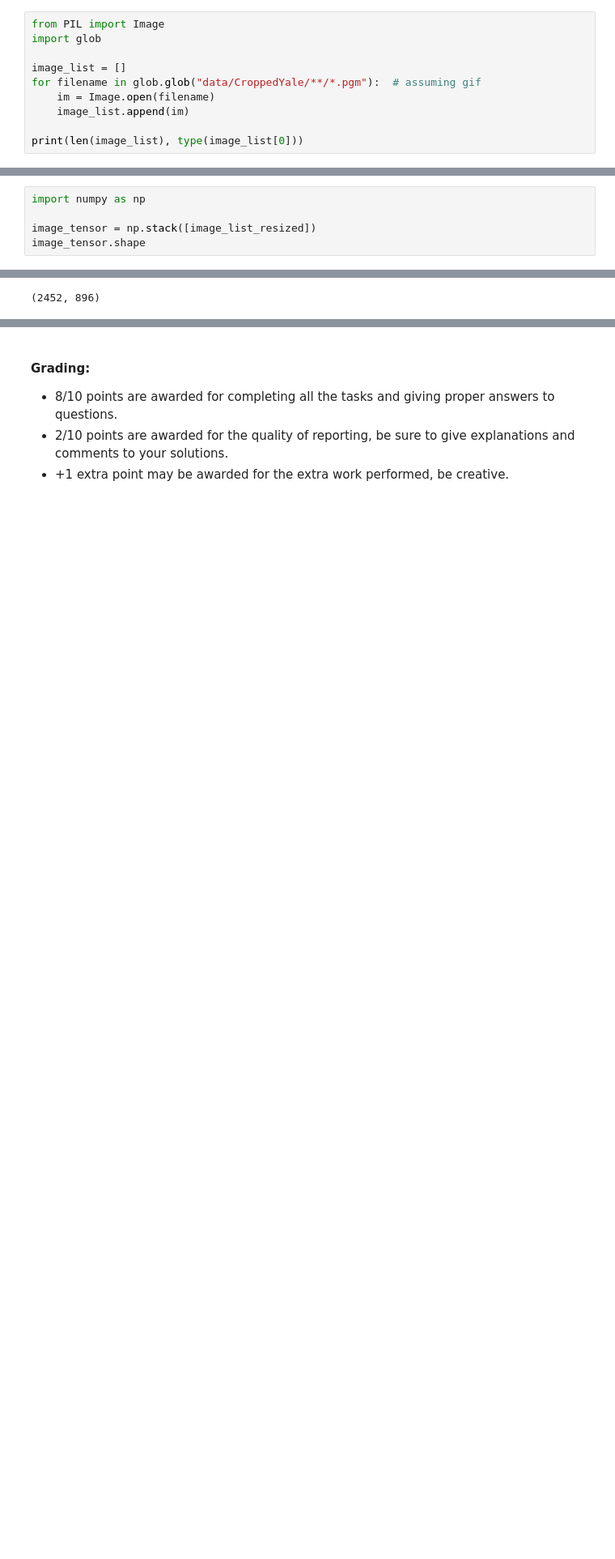
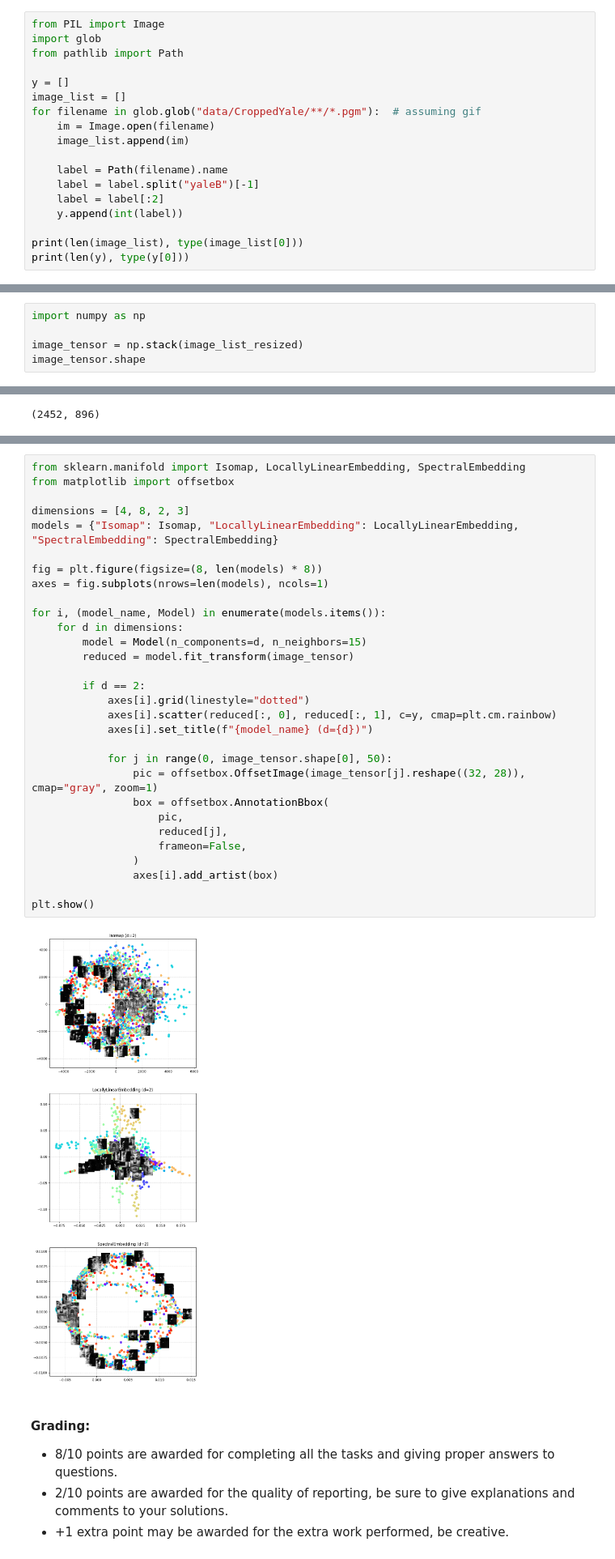
Before and after one commit to aigoncharov/course-geometrical-methods, a Jupyter notebook: hw2.ipynb, the cells around one changed output, grey strips where cells are left out. Shown at 81% size. Saved outputs shown, nothing was run; the diff lists cells and outputs as text; blank space fills up the shorter version.

```diff
--- a/hw2.ipynb
+++ b/hw2.ipynb
@@ -19,11 +19,19 @@ Obtain `Extended Yale B` face dataset ([download](https://github.com/oleg-kachan
 # %%
 from PIL import Image
 import glob
+from pathlib import Path
 
+y = []
 image_list = []
 for filename in glob.glob("data/CroppedYale/**/*.pgm"):  # assuming gif
     im = Image.open(filename)
     image_list.append(im)
 
+    label = Path(filename).name
+    label = label.split("yaleB")[-1]
+    label = label[:2]
+    y.append(int(label))
+
 print(len(image_list), type(image_list[0]))
+print(len(y), type(y[0]))
 # %% [output]
@@ -73,7 +66,7 @@ plt.tight_layout()
 # %%
 import numpy as np
 
-image_tensor = np.stack([image_list_resized])
+image_tensor = np.stack(image_list_resized)
 image_tensor.shape
 # %% [output]
 (2452, 32, 28)
@@ -95,3 +88,35 @@ Estimated dimensions: lPCA = 4, MOM = 7.782035720649095, KNN = 32
+# %%
+from sklearn.manifold import Isomap, LocallyLinearEmbedding, SpectralEmbedding
+from matplotlib import offsetbox
+
+dimensions = [4, 8, 2, 3]
+models = {"Isomap": Isomap, "LocallyLinearEmbedding": LocallyLinearEmbedding, "SpectralEmbedding": SpectralEmbedding}
+
+fig = plt.figure(figsize=(8, len(models) * 8))
+axes = fig.subplots(nrows=len(models), ncols=1)
+
+for i, (model_name, Model) in enumerate(models.items()):
+    for d in dimensions:
+        model = Model(n_components=d, n_neighbors=15)
+        reduced = model.fit_transform(image_tensor)
+
+        if d == 2:
+            axes[i].grid(linestyle="dotted")
+            axes[i].scatter(reduced[:, 0], reduced[:, 1], c=y, cmap=plt.cm.rainbow)
+            axes[i].set_title(f"{model_name} (d={d})")
+
+            for j in range(0, image_tensor.shape[0], 50):
+                pic = offsetbox.OffsetImage(image_tensor[j].reshape((32, 28)), cmap="gray", zoom=1)
+                box = offsetbox.AnnotationBbox(
+                    pic,
+                    reduced[j],
+                    frameon=False,
+                )
+                axes[i].add_artist(box)
+
+plt.show()
+# %% [output]
+[figure, added]
 # %% [markdown]
 #### Grading:
 
```
Also changed, not shown: parts of 2 cells of this notebook.
